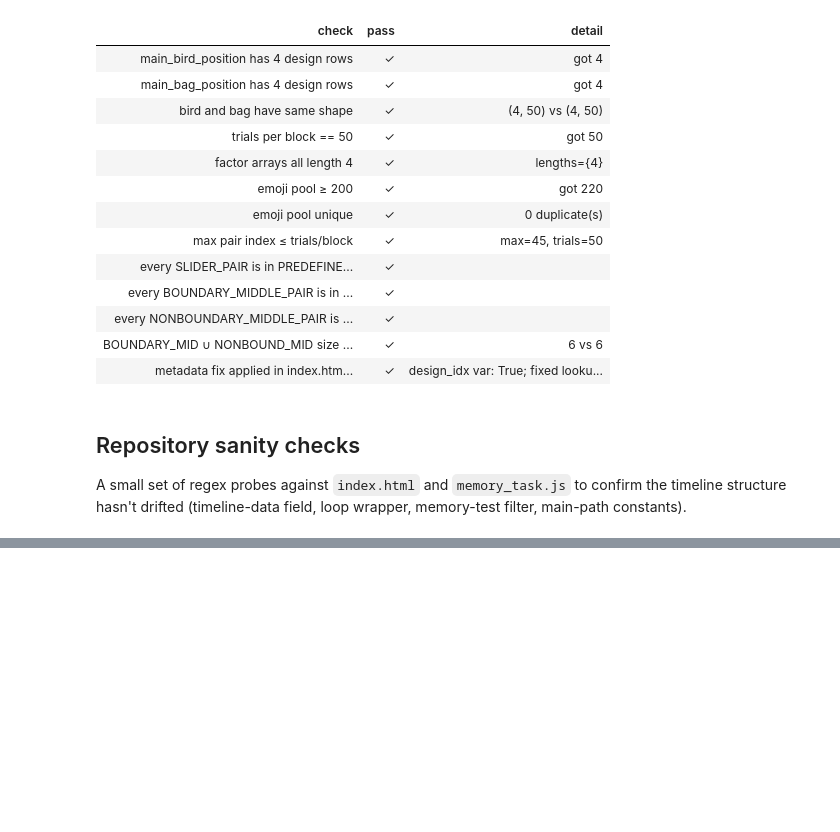
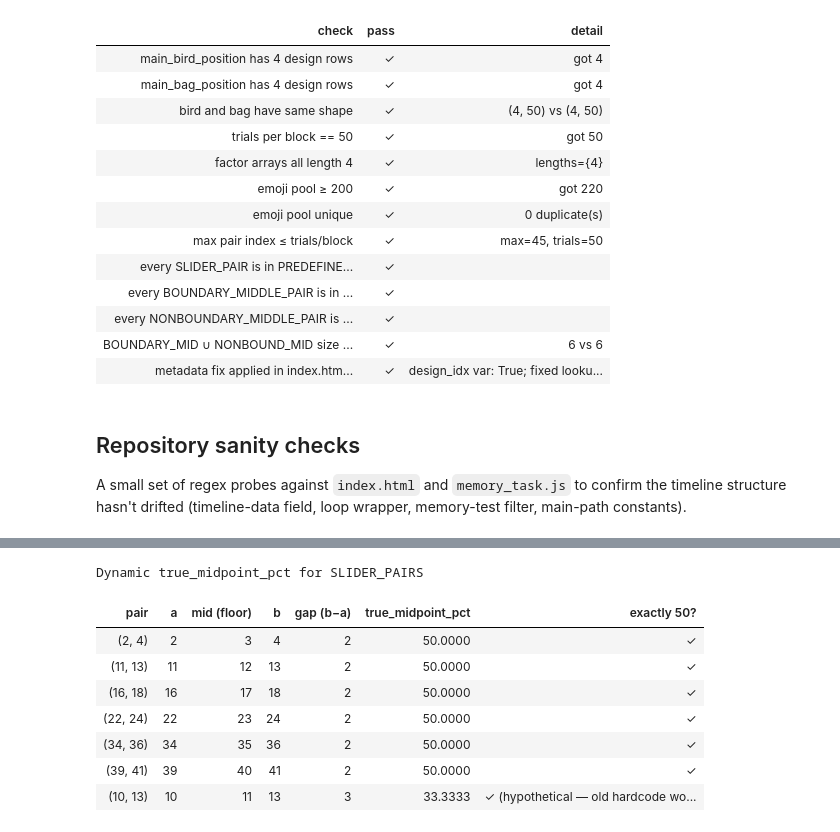
Before and after one commit to beaverjuly/DroneTask, a Jupyter notebook: inspect_task_design.ipynb, the cells around one changed output, grey strips where cells are left out. Saved outputs shown, nothing was run; the diff lists cells and outputs as text; code cells hidden in the pictures; blank space fills up the shorter version.

```diff
--- a/inspect_task_design.ipynb
+++ b/inspect_task_design.ipynb
@@ -1110,0 +1444,53 @@ Timeline structure probes
+# %%
+def true_midpoint_pct(pair):
+    a, b = pair
+    mid = (a + b) // 2
+    return 100 * (mid - a) / (b - a)
+
+
+tm_rows = []
+for p in SLIDER_PAIRS:
+    pct = true_midpoint_pct(p)
+    mid = (p[0] + p[1]) // 2
+    tm_rows.append({
+        'pair':                p,
+        'a':                   p[0],
+        'mid (floor)':         mid,
+        'b':                   p[1],
+        'gap (b−a)':           p[1] - p[0],
+        'true_midpoint_pct':   f'{pct:.4f}',
+        'exactly 50?':         '✓' if pct == 50.0 else '✗',
+    })
+
+# Stress test: hypothetical odd-gap pair where hardcode=50 would be wrong
+hypothetical = (10, 13)  # gap=3, mid=11, true_pct = 100*(11-10)/(13-10) = 33.3
+pct_h = true_midpoint_pct(hypothetical)
+tm_rows.append({
+    'pair':               hypothetical,
+    'a':                   hypothetical[0],
+    'mid (floor)':         (hypothetical[0]+hypothetical[1])//2,
+    'b':                   hypothetical[1],
+    'gap (b−a)':           hypothetical[1] - hypothetical[0],
+    'true_midpoint_pct':   f'{pct_h:.4f}',
+    'exactly 50?':         '✓ (hypothetical — old hardcode would give wrong error)'
+                           if pct_h != 50.0 else '✓',
+})
+
+tm_df = pd.DataFrame(tm_rows)
+save_table_html(tm_df, 'true_midpoint_check',
+                caption='Dynamic true_midpoint verification for all SLIDER_PAIRS '
+                        '(+ one hypothetical odd-gap pair).',
+                pass_col='exactly 50?')
+style_table(tm_df,
+            caption='Dynamic true_midpoint_pct for SLIDER_PAIRS',
+            pass_col='exactly 50?')
+# %% [output]
+Dynamic true_midpoint_pct for SLIDER_PAIRS
+| pair | a | mid (floor) | b | gap (b−a) | true_midpoint_pct | exactly 50? |
+| (2, 4) | 2 | 3 | 4 | 2 | 50.0000 | ✓ |
+| (11, 13) | 11 | 12 | 13 | 2 | 50.0000 | ✓ |
+| (16, 18) | 16 | 17 | 18 | 2 | 50.0000 | ✓ |
+| (22, 24) | 22 | 23 | 24 | 2 | 50.0000 | ✓ |
+| (34, 36) | 34 | 35 | 36 | 2 | 50.0000 | ✓ |
+| (39, 41) | 39 | 40 | 41 | 2 | 50.0000 | ✓ |
+| (10, 13) | 10 | 11 | 13 | 3 | 33.3333 | ✓ (hypothetical — old hardcode wo... |
```
Also changed, not shown: parts of 15 cells of this notebook, 14 other files.
